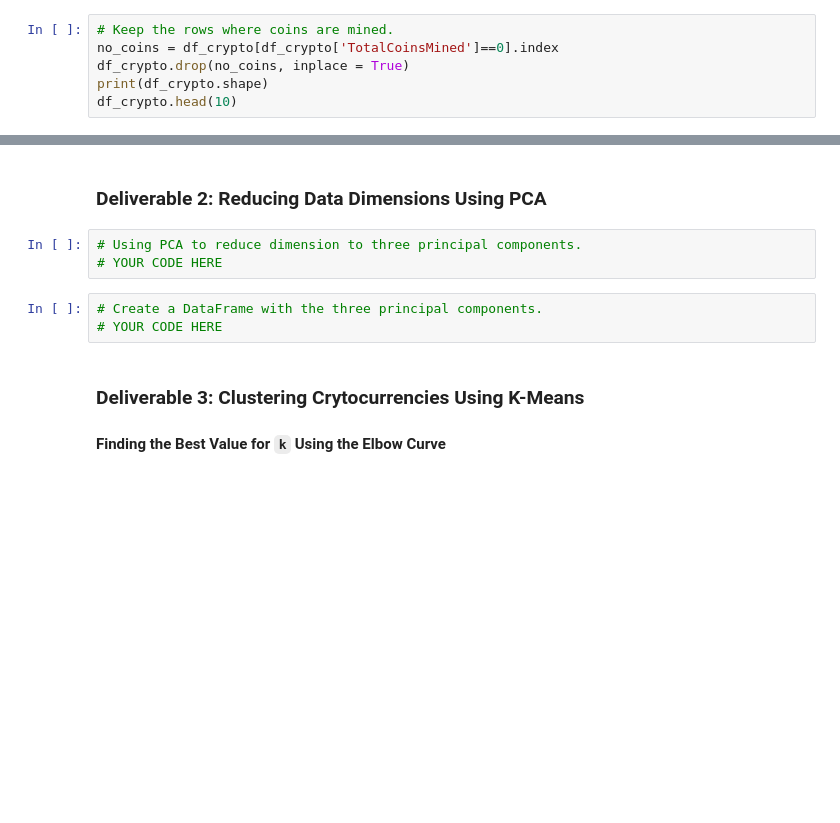
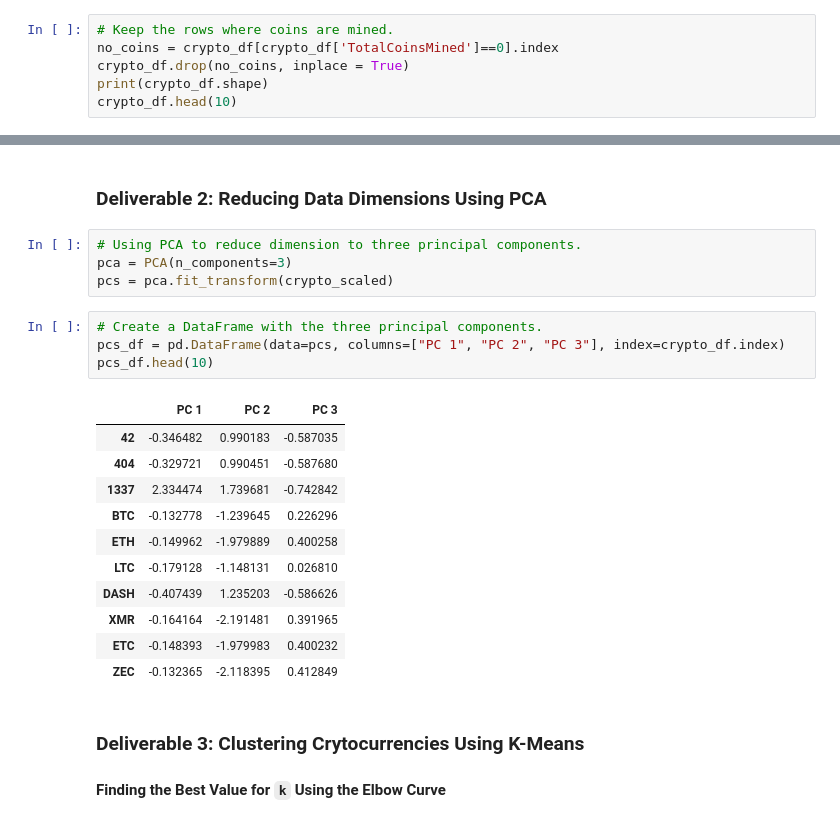
Before and after one commit to chris-bly/Cryptocurrencies, a Jupyter notebook: crypto_clustering.ipynb, the cells around one changed output, grey strips where cells are left out. Cells and saved outputs as stored; diff of their text form; blank space fills up the shorter version.

```diff
--- a/crypto_clustering.ipynb
+++ b/crypto_clustering.ipynb
@@ -136,10 +137,10 @@ df_crypto.head(10)
 | ETC | Ethereum Classic | Ethash | PoW | 1.133597e+08 | 210000000 |
 # %%
 # Keep the rows where coins are mined.
-no_coins = df_crypto[df_crypto['TotalCoinsMined']==0].index
-df_crypto.drop(no_coins, inplace = True)
-print(df_crypto.shape)
-df_crypto.head(10)
+no_coins = crypto_df[crypto_df['TotalCoinsMined']==0].index
+crypto_df.drop(no_coins, inplace = True)
+print(crypto_df.shape)
+crypto_df.head(10)
 # %% [output]
 (533, 5)
 |  | CoinName | Algorithm | ProofType | TotalCoinsMined | TotalCoinSupply |
@@ -232,10 +233,24 @@ array([[-0.11674788, -0.15286468, -0.0433555 , -0.0433555 , -0.0433555 ,
 ### Deliverable 2: Reducing Data Dimensions Using PCA
 # %%
 # Using PCA to reduce dimension to three principal components.
-# YOUR CODE HERE
+pca = PCA(n_components=3)
+pcs = pca.fit_transform(crypto_scaled)
 # %%
 # Create a DataFrame with the three principal components.
-# YOUR CODE HERE
+pcs_df = pd.DataFrame(data=pcs, columns=["PC 1", "PC 2", "PC 3"], index=crypto_df.index)
+pcs_df.head(10)
+# %% [output]
+|  | PC 1 | PC 2 | PC 3 |
+| 42 | -0.346482 | 0.990183 | -0.587035 |
+| 404 | -0.329721 | 0.990451 | -0.587680 |
+| 1337 | 2.334474 | 1.739681 | -0.742842 |
+| BTC | -0.132778 | -1.239645 | 0.226296 |
+| ETH | -0.149962 | -1.979889 | 0.400258 |
+| LTC | -0.179128 | -1.148131 | 0.026810 |
+| DASH | -0.407439 | 1.235203 | -0.586626 |
+| XMR | -0.164164 | -2.191481 | 0.391965 |
+| ETC | -0.148393 | -1.979983 | 0.400232 |
+| ZEC | -0.132365 | -2.118395 | 0.412849 |
 # %% [markdown]
 ### Deliverable 3: Clustering Crytocurrencies Using K-Means
 
```
Also changed, not shown: parts of 14 cells of this notebook.
